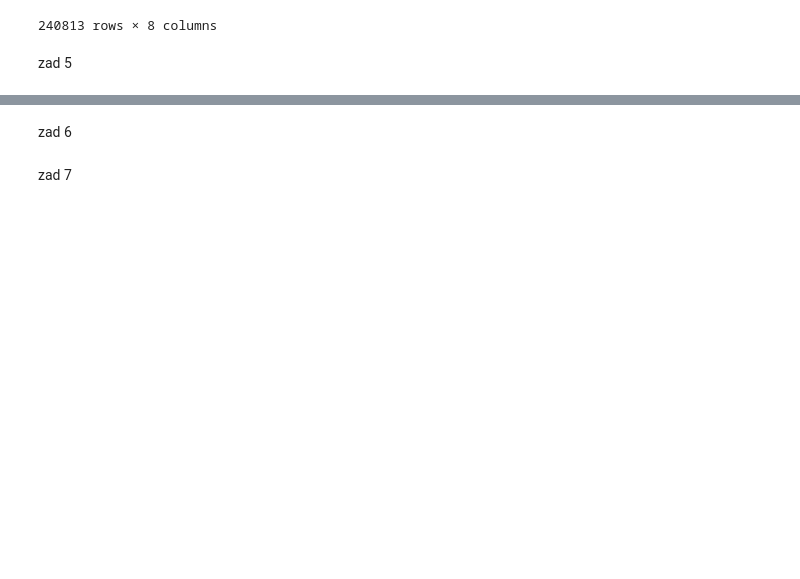
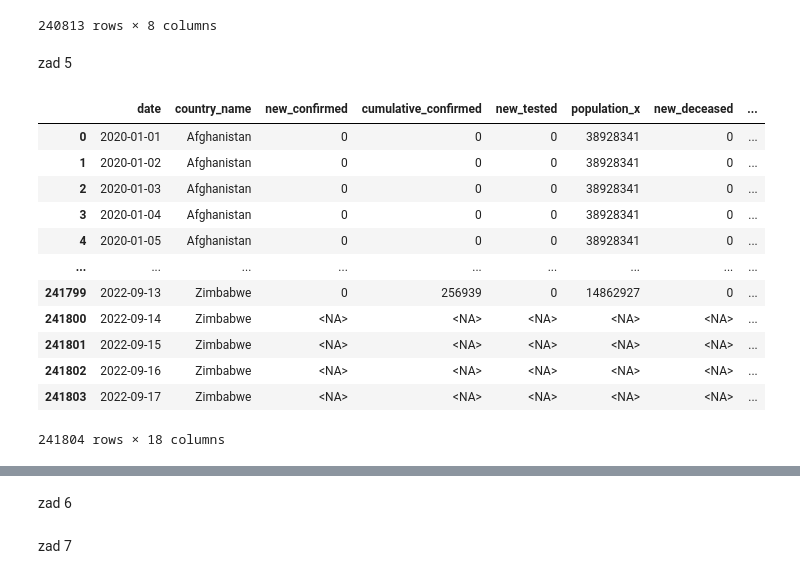
Before and after one commit to Goul4sh/BigData, a Jupyter notebook: Zad1/zad1.ipynb, the cells around one changed output, grey strips where cells are left out. Drawn from its saved outputs; the diff is of its cells as text; code cells hidden in the pictures; blank space fills up the shorter version.

```diff
--- a/Zad1/zad1.ipynb
+++ b/Zad1/zad1.ipynb
@@ -326,3 +326,23 @@ df_4_5["fatality_rate"] = np.where(
 df_4_5.to_csv('density_covid_4_5.csv', index=False)
 # %% [markdown]
 zad 5
+# %%
+df_5_1 = df_4_2.merge(df_4_3, on=['country_name', 'date'], how='outer')
+df_5_1 = df_5_1.merge(df_4_4, on=['country_name', 'date'], how='outer')
+df_5_1 = df_5_1.merge(df_4_5, on=['country_name', 'date'], how='outer')
+# %%
+df_5_1
+# %% [output]
+|  | date | country_name | new_confirmed | cumulative_confirmed | new_tested | population_x | new_deceased | ... |
+| 0 | 2020-01-01 | Afghanistan | 0 | 0 | 0 | 38928341 | 0 | ... |
+| 1 | 2020-01-02 | Afghanistan | 0 | 0 | 0 | 38928341 | 0 | ... |
+| 2 | 2020-01-03 | Afghanistan | 0 | 0 | 0 | 38928341 | 0 | ... |
+| 3 | 2020-01-04 | Afghanistan | 0 | 0 | 0 | 38928341 | 0 | ... |
+| 4 | 2020-01-05 | Afghanistan | 0 | 0 | 0 | 38928341 | 0 | ... |
+| ... | ... | ... | ... | ... | ... | ... | ... | ... |
+| 241799 | 2022-09-13 | Zimbabwe | 0 | 256939 | 0 | 14862927 | 0 | ... |
+| 241800 | 2022-09-14 | Zimbabwe | <NA> | <NA> | <NA> | <NA> | <NA> | ... |
+| 241801 | 2022-09-15 | Zimbabwe | <NA> | <NA> | <NA> | <NA> | <NA> | ... |
+| 241802 | 2022-09-16 | Zimbabwe | <NA> | <NA> | <NA> | <NA> | <NA> | ... |
+| 241803 | 2022-09-17 | Zimbabwe | <NA> | <NA> | <NA> | <NA> | <NA> | ... |
+241804 rows × 18 columns
```
Also changed, not shown: parts of 4 cells of this notebook.
